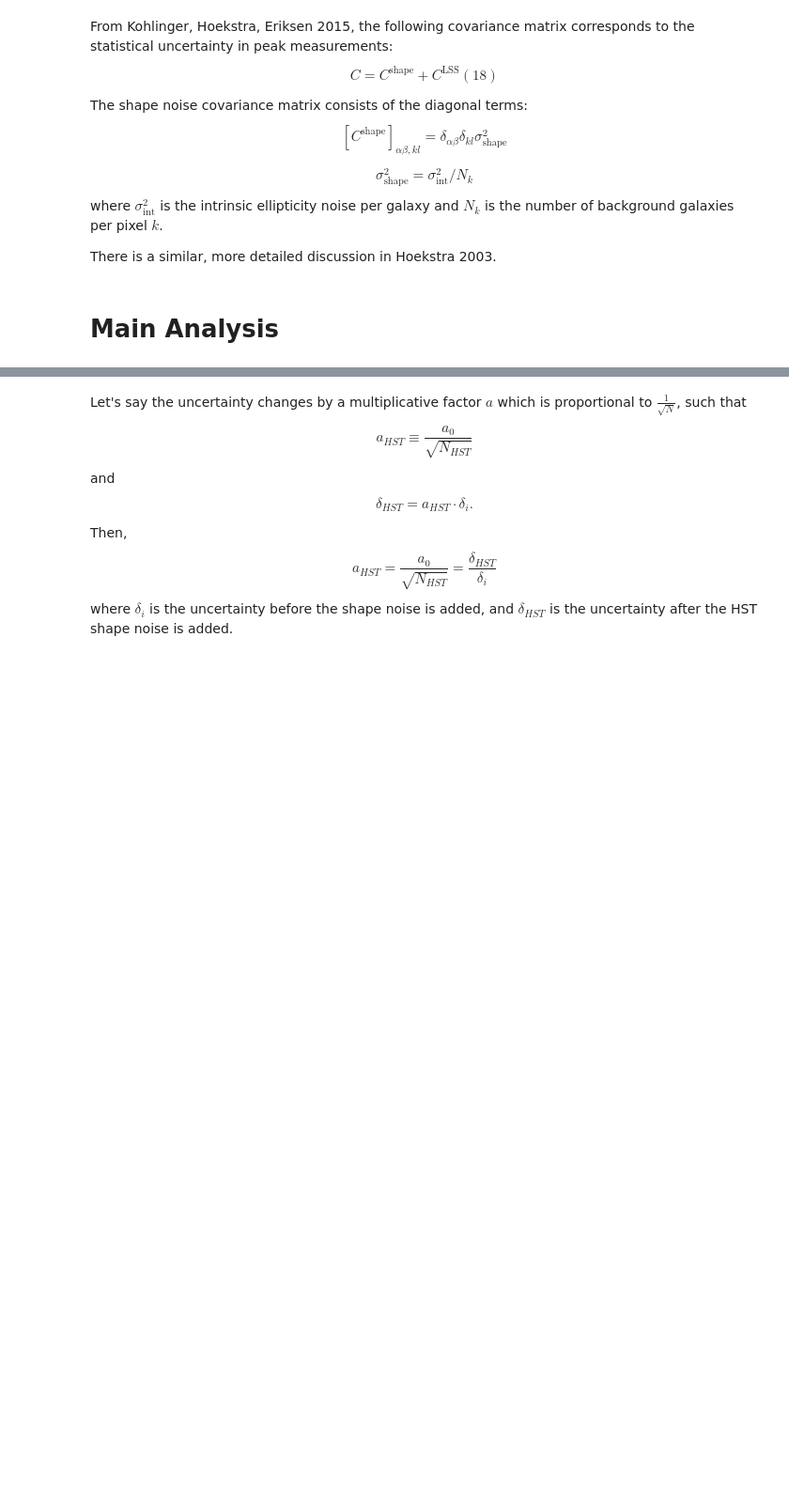
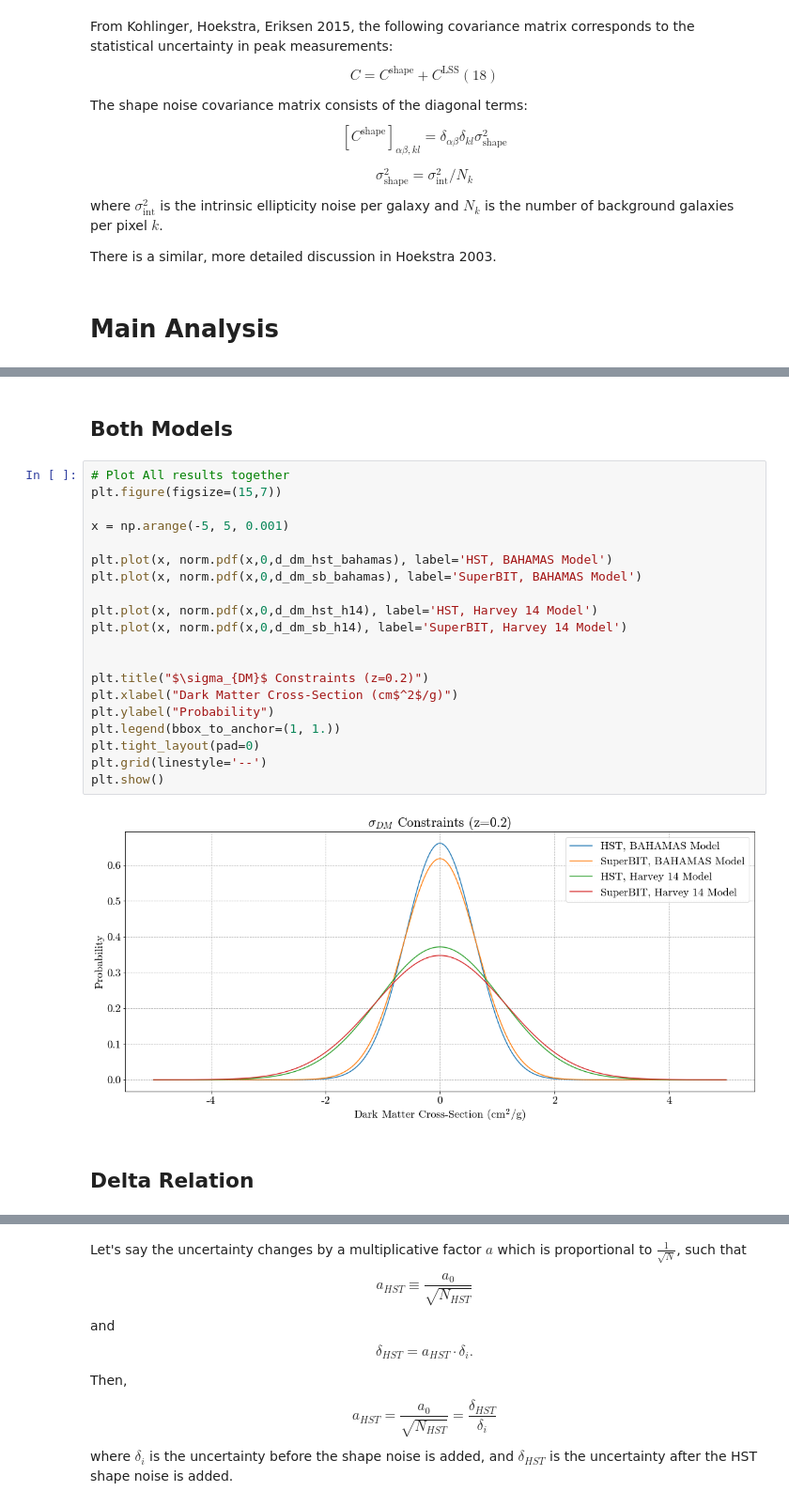
Before and after one commit to veome22/superbit_neff, a Jupyter notebook: sidm_uncertainty.ipynb, the cells around one changed output, grey strips where cells are left out. Shown at 94% size. Cells and saved outputs as stored; diff of their text form; blank space fills up the shorter version.

```diff
--- a/sidm_uncertainty.ipynb
+++ b/sidm_uncertainty.ipynb
@@ -52,0 +139,26 @@ $$\delta_{bias} = -0.27 \pm 0.14".$$
+# %% [markdown]
+## Both Models
+# %%
+# Plot All results together
+plt.figure(figsize=(15,7))
+
+x = np.arange(-5, 5, 0.001)
+
+plt.plot(x, norm.pdf(x,0,d_dm_hst_bahamas), label='HST, BAHAMAS Model')
+plt.plot(x, norm.pdf(x,0,d_dm_sb_bahamas), label='SuperBIT, BAHAMAS Model')
+
+plt.plot(x, norm.pdf(x,0,d_dm_hst_h14), label='HST, Harvey 14 Model')
+plt.plot(x, norm.pdf(x,0,d_dm_sb_h14), label='SuperBIT, Harvey 14 Model')
+
+
+plt.title("$\sigma_{DM}$ Constraints (z=0.2)")
+plt.xlabel("Dark Matter Cross-Section (cm$^2$/g)")
+plt.ylabel("Probability")
+plt.legend(bbox_to_anchor=(1, 1.))
+plt.tight_layout(pad=0)
+plt.grid(linestyle='--')
+plt.show()
+# %% [output]
+[figure, added]
+# %% [markdown]
+## Delta Relation
```
Also changed, not shown: parts of 35 cells of this notebook.
